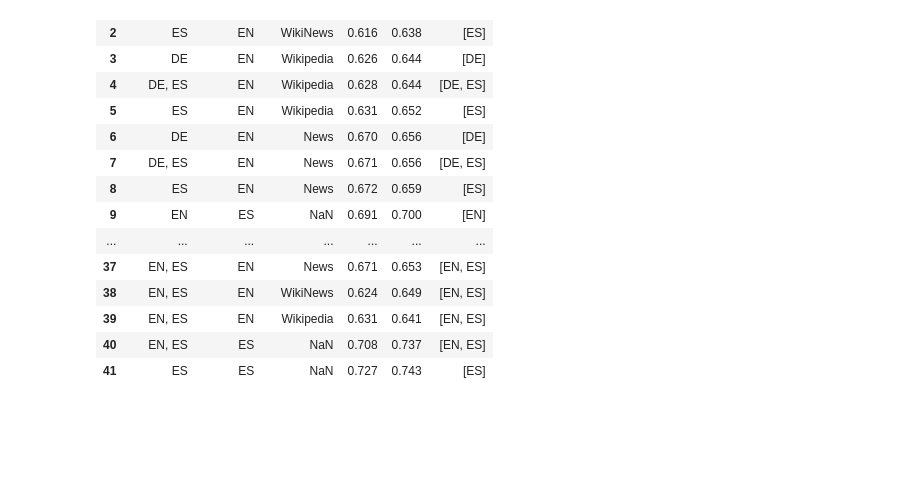
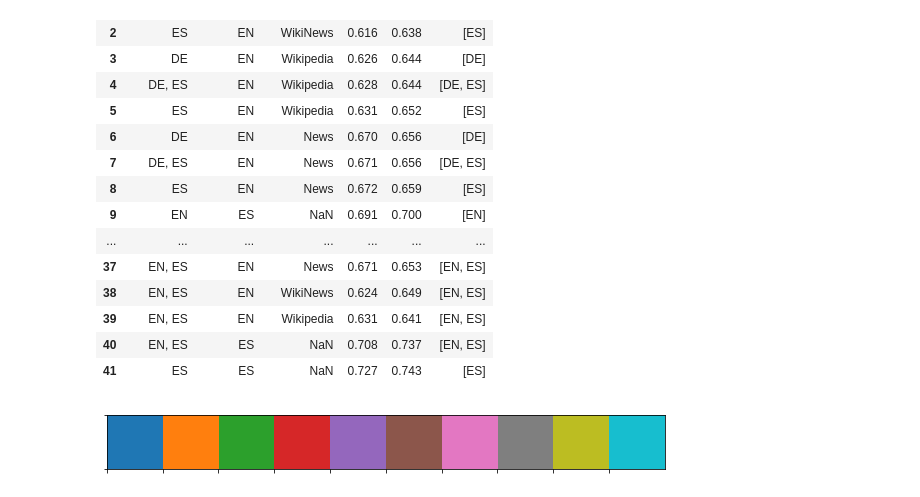
Before and after one commit to sheffieldnlp/cwi, a Jupyter notebook: notebooks/1.0-pmf-graphs.ipynb, the cells around one changed output. Drawn from its saved outputs; the diff is of its cells as text; code cells hidden in the pictures; blank space fills up the shorter version.

```diff
--- a/notebooks/1.0-pmf-graphs.ipynb
+++ b/notebooks/1.0-pmf-graphs.ipynb
@@ -47,4 +47,9 @@ test_fr = df.loc[df['TestLang'] == 'DE']
 test_en = df.loc[df['TestLang']  == 'EN']
 test_es = df.loc[df['TestLang']  == 'ES']
 test_de = df.loc[df['TestLang']  == 'FR']
+# %%
+current_palette = sns.color_palette()
+sns.palplot(current_palette)
+# %% [output]
+[figure, added]
 # %%
```
Also changed, not shown: parts of 6 cells of this notebook.
